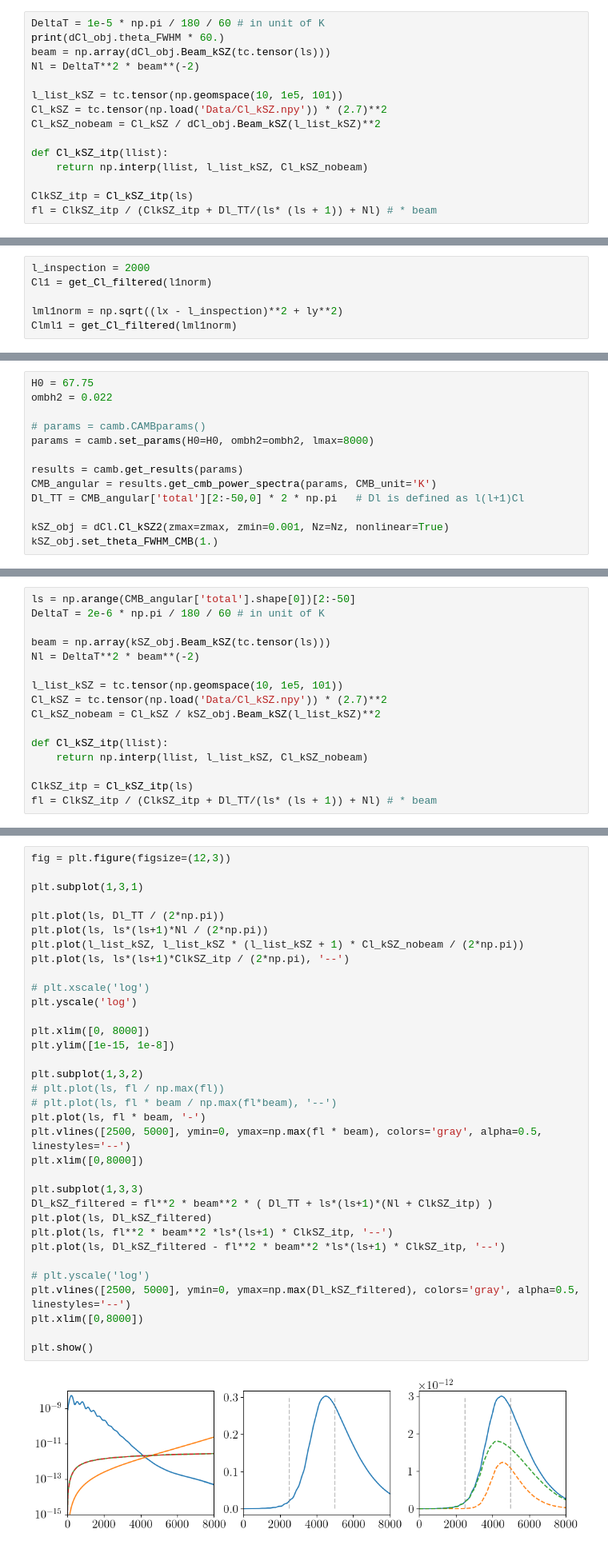
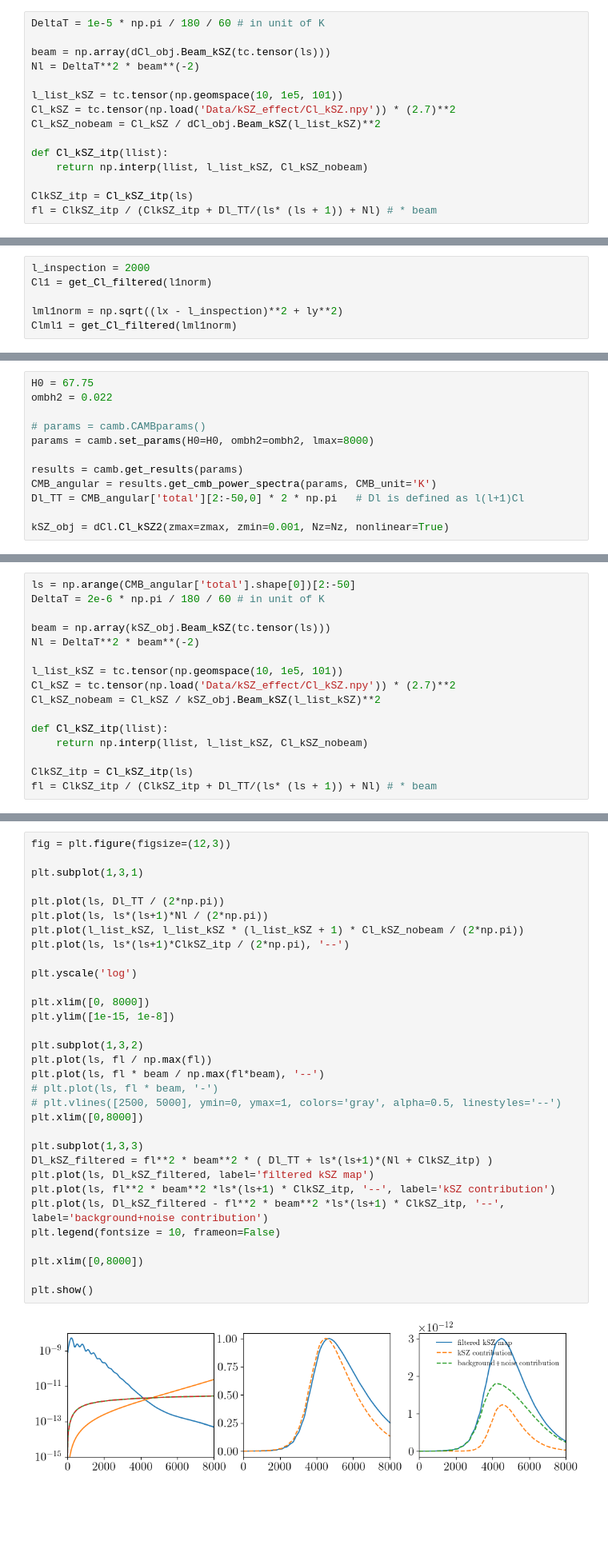
Before and after one commit to Einste11N/SquareField_CrossCorrelation, a Jupyter notebook: Evaluation.ipynb, the cells around one changed output, grey strips where cells are left out. Shown at 80% size. Saved outputs shown, nothing was run; the diff lists cells and outputs as text; blank space fills up the shorter version.

```diff
--- a/Evaluation.ipynb
+++ b/Evaluation.ipynb
@@ -430,12 +407,12 @@ Dl_TT = CMB_angular['total'][2:-50,0] * 2 * np.pi   # Dl is defined as l(l+1)Cl
 ls = np.arange(CMB_angular['total'].shape[0])[2:-50]
 # %%
 DeltaT = 1e-5 * np.pi / 180 / 60 # in unit of K
-print(dCl_obj.theta_FWHM * 60.)
+
 beam = np.array(dCl_obj.Beam_kSZ(tc.tensor(ls)))
 Nl = DeltaT**2 * beam**(-2)
 
 l_list_kSZ = tc.tensor(np.geomspace(10, 1e5, 101))
-Cl_kSZ = tc.tensor(np.load('Data/Cl_kSZ.npy')) * (2.7)**2
+Cl_kSZ = tc.tensor(np.load('Data/kSZ_effect/Cl_kSZ.npy')) * (2.7)**2
 Cl_kSZ_nobeam = Cl_kSZ / dCl_obj.Beam_kSZ(l_list_kSZ)**2
 
 def Cl_kSZ_itp(llist):
@@ -589,5 +558,4 @@ CMB_angular = results.get_cmb_power_spectra(params, CMB_unit='K')
 Dl_TT = CMB_angular['total'][2:-50,0] * 2 * np.pi   # Dl is defined as l(l+1)Cl
 
 kSZ_obj = dCl.Cl_kSZ2(zmax=zmax, zmin=0.001, Nz=Nz, nonlinear=True)
-kSZ_obj.set_theta_FWHM_CMB(1.)
 # %% [output]
@@ -601,7 +570,7 @@ beam = np.array(kSZ_obj.Beam_kSZ(tc.tensor(ls)))
 Nl = DeltaT**2 * beam**(-2)
 
 l_list_kSZ = tc.tensor(np.geomspace(10, 1e5, 101))
-Cl_kSZ = tc.tensor(np.load('Data/Cl_kSZ.npy')) * (2.7)**2
+Cl_kSZ = tc.tensor(np.load('Data/kSZ_effect/Cl_kSZ.npy')) * (2.7)**2
 Cl_kSZ_nobeam = Cl_kSZ / kSZ_obj.Beam_kSZ(l_list_kSZ)**2
 
 def Cl_kSZ_itp(llist):
@@ -638,36 +581,34 @@ plt.show()
 # %%
 fig = plt.figure(figsize=(12,3))
 
 plt.subplot(1,3,1)
 
 plt.plot(ls, Dl_TT / (2*np.pi))
 plt.plot(ls, ls*(ls+1)*Nl / (2*np.pi))
 plt.plot(l_list_kSZ, l_list_kSZ * (l_list_kSZ + 1) * Cl_kSZ_nobeam / (2*np.pi))
 plt.plot(ls, ls*(ls+1)*ClkSZ_itp / (2*np.pi), '--')
 
-# plt.xscale('log')
 plt.yscale('log')
 
 plt.xlim([0, 8000])
 plt.ylim([1e-15, 1e-8])
 
 plt.subplot(1,3,2)
-# plt.plot(ls, fl / np.max(fl))
-# plt.plot(ls, fl * beam / np.max(fl*beam), '--')
-plt.plot(ls, fl * beam, '-')
-plt.vlines([2500, 5000], ymin=0, ymax=np.max(fl * beam), colors='gray', alpha=0.5, linestyles='--')
+plt.plot(ls, fl / np.max(fl))
+plt.plot(ls, fl * beam / np.max(fl*beam), '--')
+# plt.plot(ls, fl * beam, '-')
+# plt.vlines([2500, 5000], ymin=0, ymax=1, colors='gray', alpha=0.5, linestyles='--')
 plt.xlim([0,8000])
 
 plt.subplot(1,3,3)
 Dl_kSZ_filtered = fl**2 * beam**2 * ( Dl_TT + ls*(ls+1)*(Nl + ClkSZ_itp) )
-plt.plot(ls, Dl_kSZ_filtered)
-plt.plot(ls, fl**2 * beam**2 *ls*(ls+1) * ClkSZ_itp, '--')
-plt.plot(ls, Dl_kSZ_filtered - fl**2 * beam**2 *ls*(ls+1) * ClkSZ_itp, '--')
+plt.plot(ls, Dl_kSZ_filtered, label='filtered kSZ map')
+plt.plot(ls, fl**2 * beam**2 *ls*(ls+1) * ClkSZ_itp, '--', label='kSZ contribution')
+plt.plot(ls, Dl_kSZ_filtered - fl**2 * beam**2 *ls*(ls+1) * ClkSZ_itp, '--', label='background+noise contribution')
+plt.legend(fontsize = 10, frameon=False)
 
-# plt.yscale('log')
-plt.vlines([2500, 5000], ymin=0, ymax=np.max(Dl_kSZ_filtered), colors='gray', alpha=0.5, linestyles='--')
 plt.xlim([0,8000])
 
 plt.show()
 # %% [output]
-[figure, old version]
+[figure, new version]
```
Also changed, not shown: parts of 63 cells of this notebook, 49 other files.
